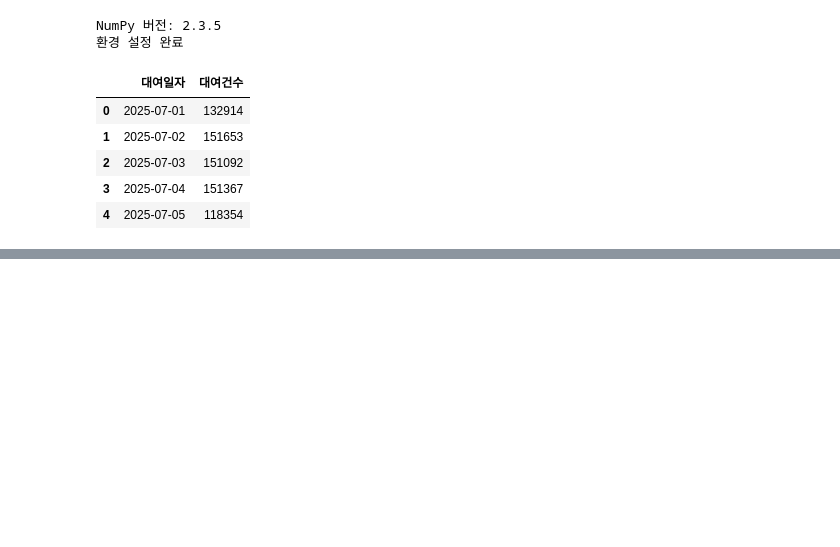
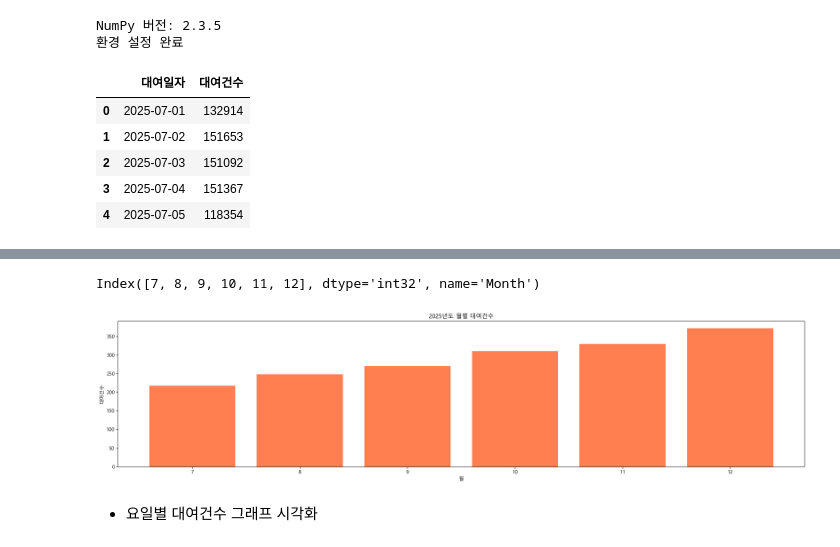
Before and after one commit to xywon0219nate-blip/python-lab, a Jupyter notebook: pandas/09_Pandas_실습2.ipynb, the cells around one changed output, grey strips where cells are left out. Drawn from its saved outputs; the diff is of its cells as text; code cells hidden in the pictures; blank space fills up the shorter version.

```diff
--- a/pandas/09_Pandas_실습2.ipynb
+++ b/pandas/09_Pandas_실습2.ipynb
@@ -31,7 +33,7 @@ NumPy 버전: 2.3.5
 # %%
 # 데이터 로드
-df = pd.read_csv('data/서울특별시 공공자전거 일별 대여건수_25.7-12.csv')
-df.head()
+df1 = pd.read_csv('data/서울특별시 공공자전거 일별 대여건수_25.7-12.csv')
+df1.head()
 # %% [output]
 |  | 대여일자 | 대여건수 |
 | 0 | 2025-07-01 | 132914 |
@@ -43,0 +62,8 @@ df.head()
+# %%
+# '대여일자' 데이터 타입 변환, to_datetime()
+df1['대여일자'] = pd.to_datetime(df1['대여일자'])
+df1.dtypes
+df1['Year'] = df1['대여일자'].dt.year
+df1['Month'] = df1['대여일자'].dt.month
+df1['Day'] = df1['대여일자'].dt.day
+df1['Month'].value_counts()
@@ -43,0 +79,23 @@ df.head()
+# %%
+# df1의 2025년도 월별 대여건수
+df1_rentals = df1.groupby('Month')['Month'].sum()
+df1_rentals
+df1_rentals.index
+#df1_rentals.values
+# %% [output]
+Index([7, 8, 9, 10, 11, 12], dtype='int32', name='Month')
+# %%
+# 막대 그래프
+plt.figure(figsize=(20, 5))
+plt.bar(df1_rentals.index, df1_rentals.values, color='coral')
+plt.title('2025년도 월별 대여건수')
+plt.xlabel('월')
+plt.ylabel('대여건수')
+# plt.gca().invert_xaxis()
+# plt.xticks(rotation=45, ha='right')
+plt.tight_layout()
+plt.show()
+# %% [output]
+[figure, added]
+# %% [markdown]
+- 요일별 대여건수 그래프 시각화
```
Also changed, not shown: parts of 23 cells of this notebook, 13 other files.
